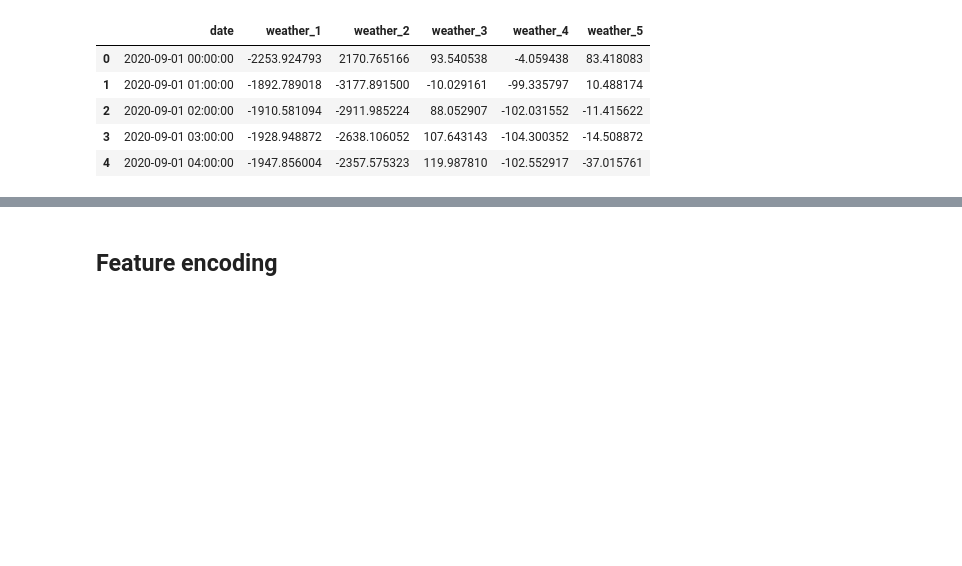
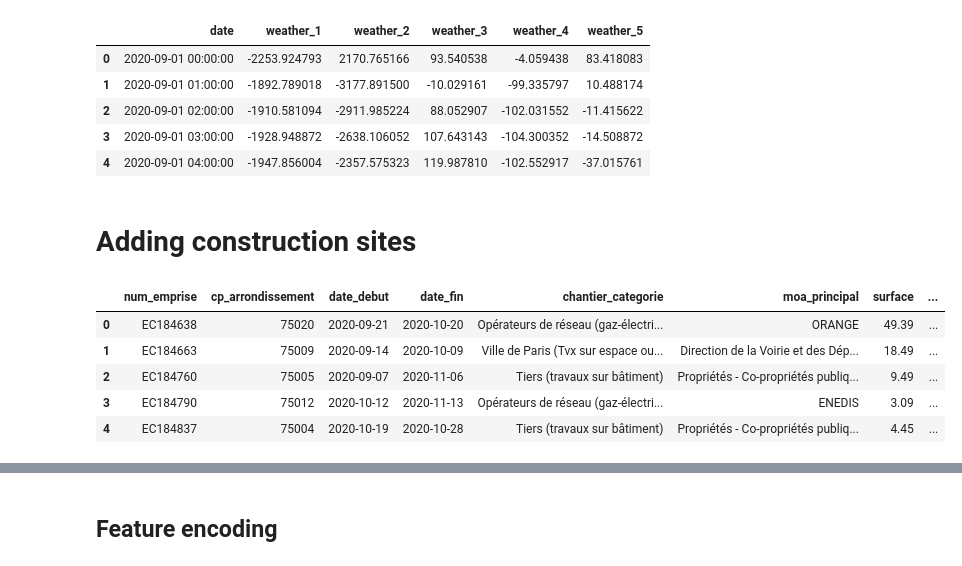
Before and after one commit to p-haas/bike_counters, a Jupyter notebook: WIP/eda_notebook.ipynb, the cells around one changed output, grey strips where cells are left out. Drawn from its saved outputs; the diff is of its cells as text; code cells hidden in the pictures; blank space fills up the shorter version.

```diff
--- a/WIP/eda_notebook.ipynb
+++ b/WIP/eda_notebook.ipynb
@@ -1421,3 +1466,5 @@ test_2 = test_1.merge(weather_pca, left_on="date", right_on="date", how="left")
 #     plt.scatter((train_2[f"weather_{i}"]), train_2["log_bike_count"])
 
 # plt.show()
+# %% [markdown]
+# Adding construction sites
@@ -1423,0 +1477,9 @@ test_2 = test_1.merge(weather_pca, left_on="date", right_on="date", how="left")
+# %%
+construction_sites_2020.head()
+# %% [output]
+|  | num_emprise | cp_arrondissement | date_debut | date_fin | chantier_categorie | moa_principal | surface | ... |
+| 0 | EC184638 | 75020 | 2020-09-21 | 2020-10-20 | Opérateurs de réseau (gaz-électri... | ORANGE | 49.39 | ... |
+| 1 | EC184663 | 75009 | 2020-09-14 | 2020-10-09 | Ville de Paris (Tvx sur espace ou... | Direction de la Voirie et des Dép... | 18.49 | ... |
+| 2 | EC184760 | 75005 | 2020-09-07 | 2020-11-06 | Tiers (travaux sur bâtiment) | Propriétés - Co-propriétés publiq... | 9.49 | ... |
+| 3 | EC184790 | 75012 | 2020-10-12 | 2020-11-13 | Opérateurs de réseau (gaz-électri... | ENEDIS | 3.09 | ... |
+| 4 | EC184837 | 75004 | 2020-10-19 | 2020-10-28 | Tiers (travaux sur bâtiment) | Propriétés - Co-propriétés publiq... | 4.45 | ... |
```
Also changed, not shown: parts of 30 cells of this notebook.
